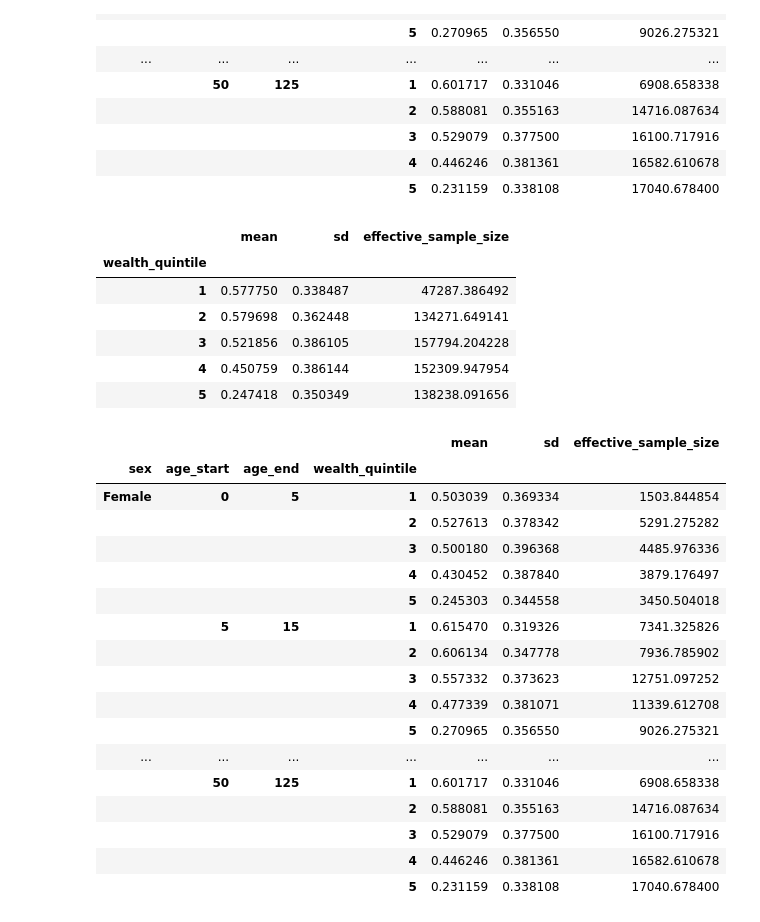
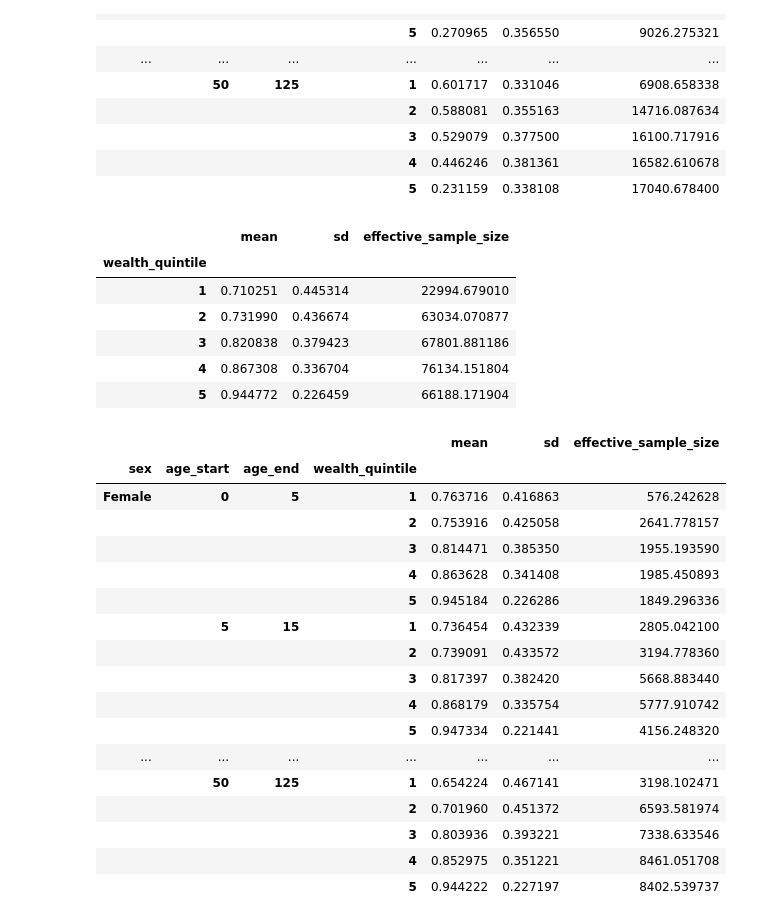
Before and after one commit to ihmeuw/vivarium_gates_lsff_2026, a Jupyter notebook: 0100_data_prep/executed/hces/01_extract_hces.ipynb, the cells around one changed output. Cells and saved outputs as stored; diff of their text form; code cells hidden in the pictures.

Commit message:
Updates to India industry fortifiability calculations

```diff
--- a/0100_data_prep/executed/hces/01_extract_hces.ipynb
+++ b/0100_data_prep/executed/hces/01_extract_hces.ipynb
@@ -1727,0 +1740,9 @@ household_members["proportion_fortifiable"] = household_members["proportion_gove
+# %%
+household_members.loc[government_rice_notnull, "government_rice"] = household_members.loc[government_rice_notnull, "government_rice"].clip(upper=household_members.loc[government_rice_notnull, "rice"])
+# %%
+household_members["non_government_rice"] = (household_members.rice - household_members.government_rice)
+household_members["non_government_rice_at_home"] = (household_members.rice_at_home - household_members.government_rice_at_home)
+household_members["non_government_rice_away_from_home_in_non_government_meals"] = (
+    household_members.rice_away_from_home_in_non_government_meals -
+    household_members.government_rice_away_from_home_in_non_government_meals
+)
@@ -1727,0 +1757,19 @@ household_members["proportion_fortifiable"] = household_members["proportion_gove
+# %%
+household_members["proportion_government"] = (
+    household_members.government_rice / household_members.rice
+)
+household_members["proportion_non_government_rice_purchased"] = (
+    (
+        (
+            household_members.proportion_non_pds_purchased
+            * household_members.non_government_rice_at_home
+        ) + (
+            # NOTE: We assume that the purchased proportion is the same in non-government meals away from home
+            # Another reasonable assumption would be that all non-government rice in non-government meals away from home is purchased;
+            # but this is more conservative with respect to the effect of fortification.
+            household_members.proportion_non_pds_purchased
+            * household_members.non_government_rice_away_from_home_in_non_government_meals
+        )
+    ) /
+    household_members.non_government_rice
+)
@@ -2128,7 +2204,7 @@ proportion_government["mean"].rename("value").to_csv(
     household_members.groupby("wealth_quintile")
     .apply(
         lambda df: weighted_avg_and_std(
-            df.proportion_fortifiable, weights=df.multiplier
+            df.proportion_non_government_rice_purchased, weights=df.multiplier * df.non_government_rice
         )
     )
     .sort_index()
@@ -2136,41 +2212,41 @@ proportion_government["mean"].rename("value").to_csv(
 # %% [output]
 |  | mean | sd | effective_sample_size |
 | wealth_quintile |  |  |  |
-| 1 | 0.577750 | 0.338487 | 47287.386492 |
-| 2 | 0.579698 | 0.362448 | 134271.649141 |
-| 3 | 0.521856 | 0.386105 | 157794.204228 |
-| 4 | 0.450759 | 0.386144 | 152309.947954 |
-| 5 | 0.247418 | 0.350349 | 138238.091656 |
+| 1 | 0.710251 | 0.445314 | 22994.679010 |
+| 2 | 0.731990 | 0.436674 | 63034.070877 |
+| 3 | 0.820838 | 0.379423 | 67801.881186 |
+| 4 | 0.867308 | 0.336704 | 76134.151804 |
+| 5 | 0.944772 | 0.226459 | 66188.171904 |
 # %%
-fortifiability_disparities = (
+proportion_non_government_rice_purchased = (
     household_members.groupby(
         ["sex", "age_start", "age_end", "wealth_quintile"], observed=True
     )
     .apply(
         lambda df: weighted_avg_and_std(
-            df.proportion_fortifiable, weights=df.multiplier
+            df.proportion_non_government_rice_purchased, weights=df.multiplier * df.non_government_rice
         )
     )
     .sort_index()
 )
-fortifiability_disparities
+proportion_non_government_rice_purchased
 # %% [output]
 |  |  |  |  | mean | sd | effective_sample_size |
 | sex | age_start | age_end | wealth_quintile |  |  |  |
-| Female | 0 | 5 | 1 | 0.503039 | 0.369334 | 1503.844854 |
-|  |  |  | 2 | 0.527613 | 0.378342 | 5291.275282 |
-|  |  |  | 3 | 0.500180 | 0.396368 | 4485.976336 |
-|  |  |  | 4 | 0.430452 | 0.387840 | 3879.176497 |
-|  |  |  | 5 | 0.245303 | 0.344558 | 3450.504018 |
-|  | 5 | 15 | 1 | 0.615470 | 0.319326 | 7341.325826 |
-|  |  |  | 2 | 0.606134 | 0.347778 | 7936.785902 |
-|  |  |  | 3 | 0.557332 | 0.373623 | 12751.097252 |
-|  |  |  | 4 | 0.477339 | 0.381071 | 11339.612708 |
-|  |  |  | 5 | 0.270965 | 0.356550 | 9026.275321 |
+| Female | 0 | 5 | 1 | 0.763716 | 0.416863 | 576.242628 |
+|  |  |  | 2 | 0.753916 | 0.425058 | 2641.778157 |
+|  |  |  | 3 | 0.814471 | 0.385350 | 1955.193590 |
+|  |  |  | 4 | 0.863628 | 0.341408 | 1985.450893 |
+|  |  |  | 5 | 0.945184 | 0.226286 | 1849.296336 |
+|  | 5 | 15 | 1 | 0.736454 | 0.432339 | 2805.042100 |
+|  |  |  | 2 | 0.739091 | 0.433572 | 3194.778360 |
+|  |  |  | 3 | 0.817397 | 0.382420 | 5668.883440 |
+|  |  |  | 4 | 0.868179 | 0.335754 | 5777.910742 |
+|  |  |  | 5 | 0.947334 | 0.221441 | 4156.248320 |
 | ... | ... | ... | ... | ... | ... | ... |
-|  | 50 | 125 | 1 | 0.601717 | 0.331046 | 6908.658338 |
-|  |  |  | 2 | 0.588081 | 0.355163 | 14716.087634 |
-|  |  |  | 3 | 0.529079 | 0.377500 | 16100.717916 |
-|  |  |  | 4 | 0.446246 | 0.381361 | 16582.610678 |
-|  |  |  | 5 | 0.231159 | 0.338108 | 17040.678400 |
+|  | 50 | 125 | 1 | 0.654224 | 0.467141 | 3198.102471 |
+|  |  |  | 2 | 0.701960 | 0.451372 | 6593.581974 |
+|  |  |  | 3 | 0.803936 | 0.393221 | 7338.633546 |
+|  |  |  | 4 | 0.852975 | 0.351221 | 8461.051708 |
+|  |  |  | 5 | 0.944222 | 0.227197 | 8402.539737 |
 # %%
```
Also changed, not shown: parts of 11 cells of this notebook, 7 other files.
